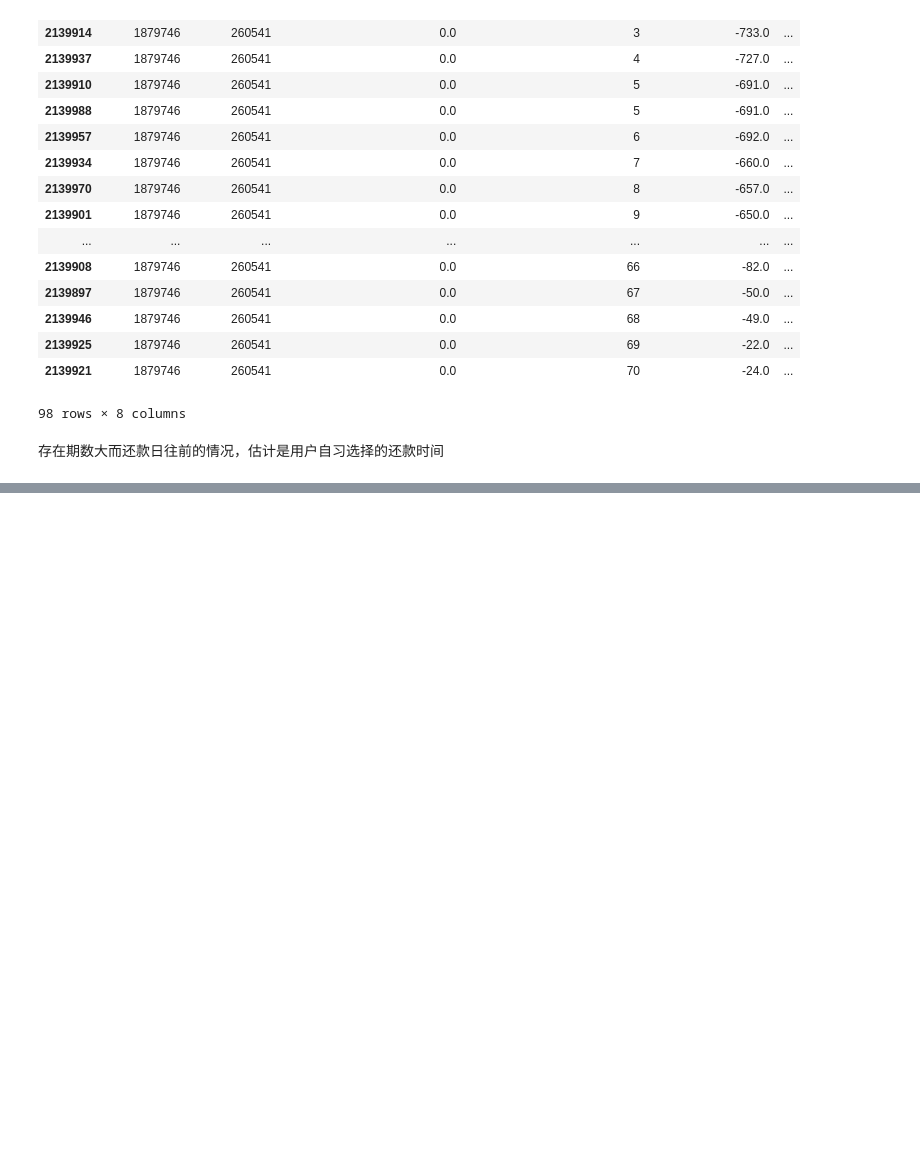
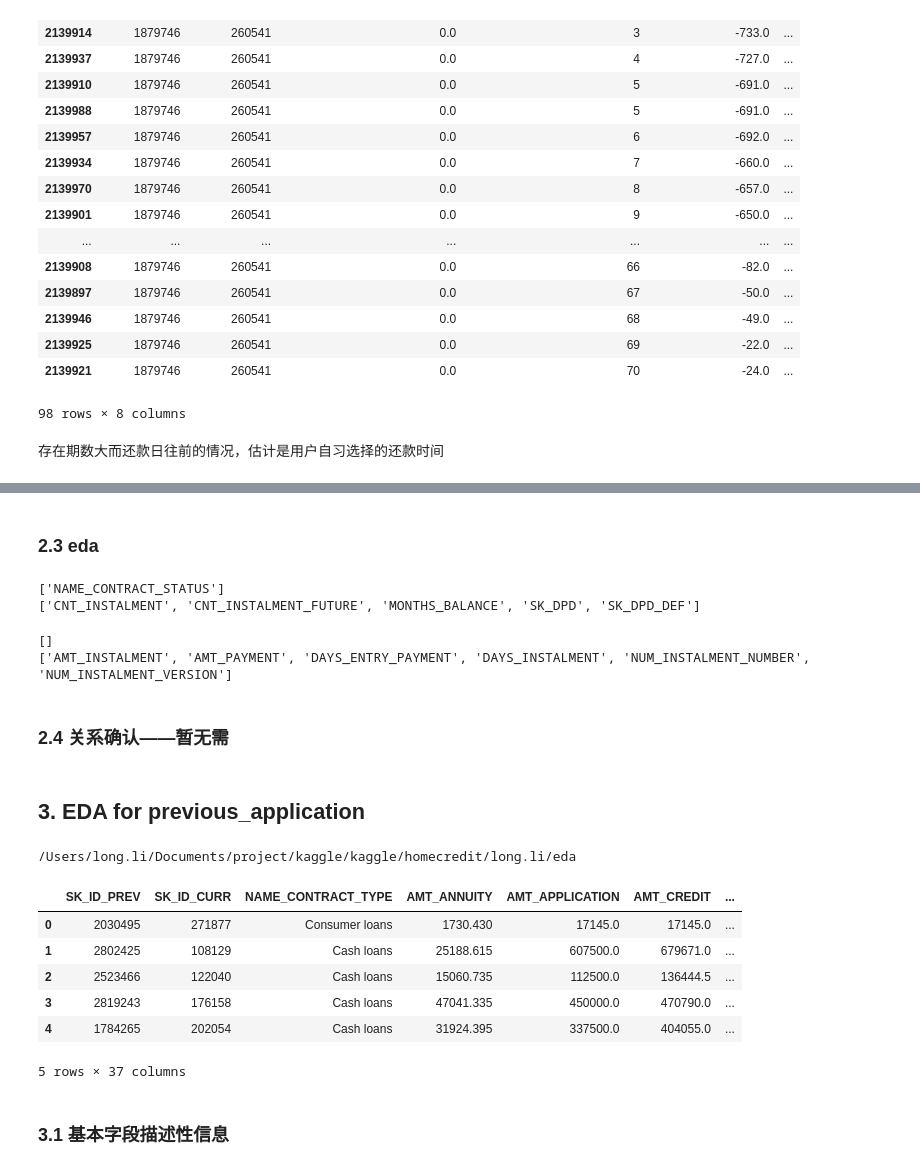
Before and after one commit to FoolPioneers/kaggle, a Jupyter notebook: homecredit/long.li/eda/eda_origindata.ipynb, the cells around one changed output, grey strips where cells are left out. Drawn from its saved outputs; the diff is of its cells as text; code cells hidden in the pictures; blank space fills up the shorter version.

```diff
--- a/homecredit/long.li/eda/eda_origindata.ipynb
+++ b/homecredit/long.li/eda/eda_origindata.ipynb
@@ -345,0 +422,50 @@ df_orig_cc_ins[df_orig_cc_ins.SK_ID_PREV == 1879746].sort_values(by = ['NUM_INST
+# %% [markdown]
+### 2.3 eda
+# %%
+vars_rm = ["SK_ID_PREV", "SK_ID_CURR"]
+obj_eda = ll_eda(df_orig_pos_bal[df_orig_pos_bal.columns.difference(vars_rm)])
+# obj_eda = ll_eda(df_orig_cc_bal[["MONTHS_BALANCE"]])
+print(obj_eda.nominal)
+print(obj_eda.numvars)
+obj_eda.train()
+obj_eda.save(datadir = None, prefix = "pos_bal_")
+# obj_eda.df_eda_cat.to_csv("cc_bal_stat_eda_cat.csv", index=False)
+# obj_eda.df_eda_num.to_csv("cc_bal_stat_eda_num.csv", index=False)
+# %% [output]
+['NAME_CONTRACT_STATUS']
+['CNT_INSTALMENT', 'CNT_INSTALMENT_FUTURE', 'MONTHS_BALANCE', 'SK_DPD', 'SK_DPD_DEF']
+# %%
+obj_eda = ll_eda(df_orig_pos_ins[df_orig_pos_ins.columns.difference(vars_rm)])
+# obj_eda = ll_eda(df_orig_cc_bal[["MONTHS_BALANCE"]])
+print(obj_eda.nominal)
+print(obj_eda.numvars)
+obj_eda.train()
+obj_eda.save(datadir = None, prefix = "pos_ins_")
+# %% [output]
+[]
+['AMT_INSTALMENT', 'AMT_PAYMENT', 'DAYS_ENTRY_PAYMENT', 'DAYS_INSTALMENT', 'NUM_INSTALMENT_NUMBER', 'NUM_INSTALMENT_VERSION']
+# %% [markdown]
+### 2.4 关系确认——暂无需
+# %% [markdown]
+## 3. EDA for previous_application
+# %%
+import pandas as pd
+import numpy as np
+import os
+print(os.getcwd())
+# credit_card_balance.csv installments_payments.csv
+
+# load origin data
+df_orig_pre_app = pd.read_csv("../../data/previous_application.csv")
+df_orig_pre_app.head()
+# %% [output]
+/Users/long.li/Documents/project/kaggle/kaggle/homecredit/long.li/eda
+|  | SK_ID_PREV | SK_ID_CURR | NAME_CONTRACT_TYPE | AMT_ANNUITY | AMT_APPLICATION | AMT_CREDIT | ... |
+| 0 | 2030495 | 271877 | Consumer loans | 1730.430 | 17145.0 | 17145.0 | ... |
+| 1 | 2802425 | 108129 | Cash loans | 25188.615 | 607500.0 | 679671.0 | ... |
+| 2 | 2523466 | 122040 | Cash loans | 15060.735 | 112500.0 | 136444.5 | ... |
+| 3 | 2819243 | 176158 | Cash loans | 47041.335 | 450000.0 | 470790.0 | ... |
+| 4 | 1784265 | 202054 | Cash loans | 31924.395 | 337500.0 | 404055.0 | ... |
+5 rows × 37 columns
+# %% [markdown]
+### 3.1 基本字段描述性信息
```
Also changed, not shown: parts of 12 cells of this notebook, 8 other files.
